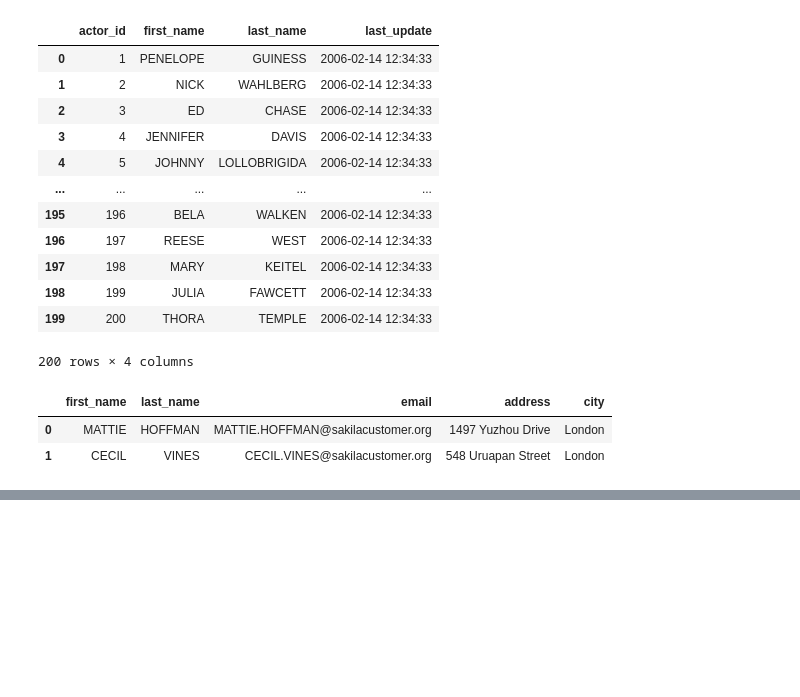
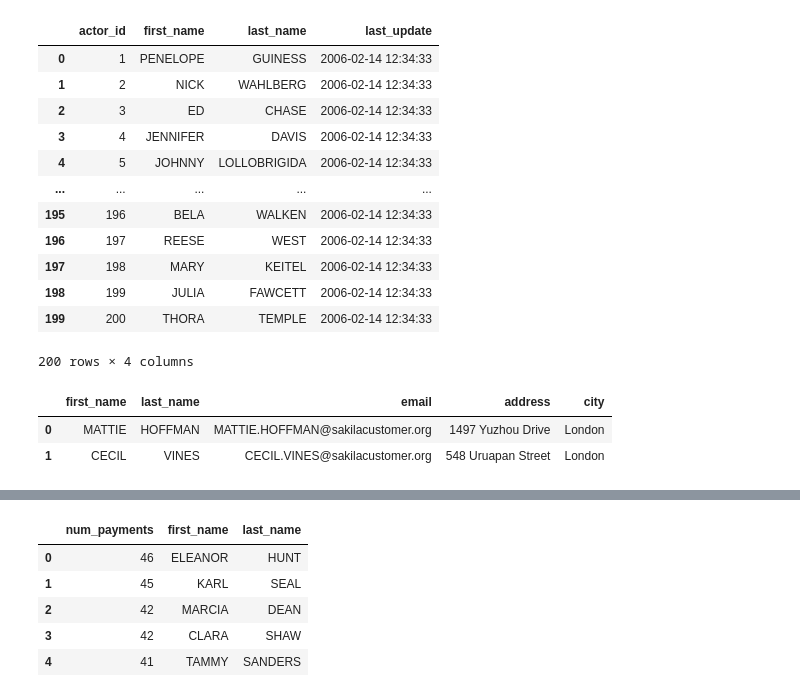
Before and after one commit to ericakitano/data-enrichment-week-13-core-assignment-1---Queries-Sakila-Core-, a Jupyter notebook: Queries Sakila (Core).ipynb, the cells around one changed output, grey strips where cells are left out. Drawn from its saved outputs; the diff is of its cells as text; code cells hidden in the pictures; blank space fills up the shorter version.

```diff
--- a/Queries Sakila (Core).ipynb
+++ b/Queries Sakila (Core).ipynb
@@ -54,0 +170,23 @@ pd.read_sql(q, engine)
+# %%
+# 6. What query would you run to list the first and last names of the 5 customers
+# who have the highest number(count) of payments?
+# You can title the number of payments as num_payments.
+
+q = """
+SELECT COUNT(payment.payment_id) AS num_payments,  customer.first_name, customer.last_name
+FROM payment
+JOIN customer
+ON customer.customer_id = payment.customer_id
+GROUP BY customer.customer_id
+ORDER BY num_payments DESC
+LIMIT 5;
+
+"""
+pd.read_sql(q, engine)
+# %% [output]
+|  | num_payments | first_name | last_name |
+| 0 | 46 | ELEANOR | HUNT |
+| 1 | 45 | KARL | SEAL |
+| 2 | 42 | MARCIA | DEAN |
+| 3 | 42 | CLARA | SHAW |
+| 4 | 41 | TAMMY | SANDERS |
```
Also changed, not shown: parts of 4 cells of this notebook.
